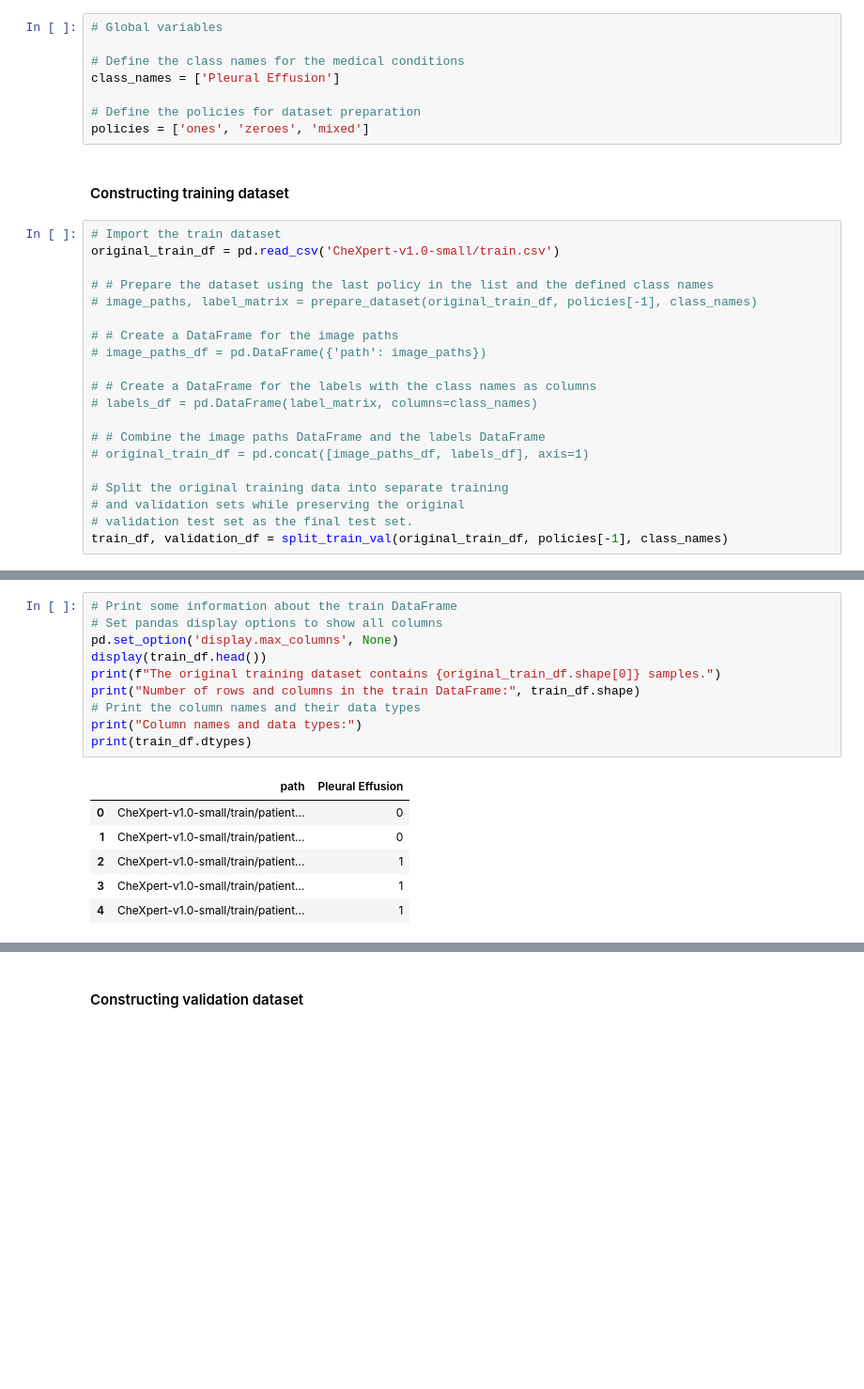
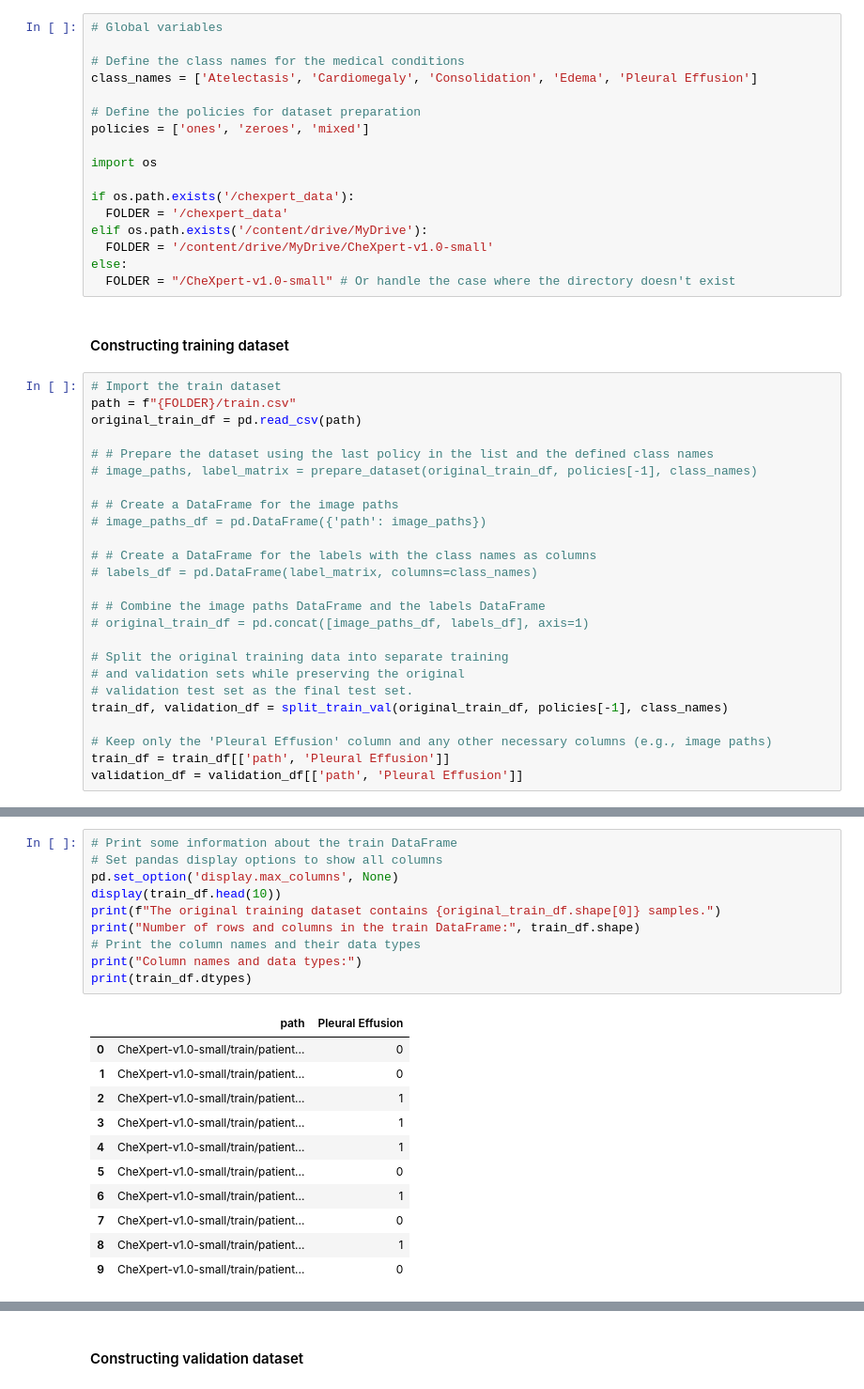
Before and after one commit to BarGinger/ExplainableAIRadiology, a Jupyter notebook: main.ipynb, the cells around one changed output, grey strips where cells are left out. Shown at 94% size. Cells and saved outputs as stored; diff of their text form; blank space fills up the shorter version.

```diff
--- a/main.ipynb
+++ b/main.ipynb
@@ -46,15 +106,25 @@ Jupyter command `jupyter-labextension` not found.
 # Global variables
 
 # Define the class names for the medical conditions
-class_names = ['Pleural Effusion']
+class_names = ['Atelectasis', 'Cardiomegaly', 'Consolidation', 'Edema', 'Pleural Effusion']
 
 # Define the policies for dataset preparation
 policies = ['ones', 'zeroes', 'mixed']
+
+import os
+
+if os.path.exists('/chexpert_data'):
+  FOLDER = '/chexpert_data'
+elif os.path.exists('/content/drive/MyDrive'):
+  FOLDER = '/content/drive/MyDrive/CheXpert-v1.0-small'
+else:
+  FOLDER = "/CheXpert-v1.0-small" # Or handle the case where the directory doesn't exist
 # %% [markdown]
 #### Constructing training dataset
 # %%
 # Import the train dataset
-original_train_df = pd.read_csv('CheXpert-v1.0-small/train.csv')
+path = f"{FOLDER}/train.csv"
+original_train_df = pd.read_csv(path)
 
 # # Prepare the dataset using the last policy in the list and the defined class names
 # image_paths, label_matrix = prepare_dataset(original_train_df, policies[-1], class_names)
@@ -72,3 +142,7 @@ original_train_df = pd.read_csv('CheXpert-v1.0-small/train.csv')
 # and validation sets while preserving the original
 # validation test set as the final test set.
 train_df, validation_df = split_train_val(original_train_df, policies[-1], class_names)
+
+# Keep only the 'Pleural Effusion' column and any other necessary columns (e.g., image paths)
+train_df = train_df[['path', 'Pleural Effusion']]
+validation_df = validation_df[['path', 'Pleural Effusion']]
@@ -91,20 +149,25 @@ train_df
 # %%
 # Print some information about the train DataFrame
 # Set pandas display options to show all columns
 pd.set_option('display.max_columns', None)
-display(train_df.head())
+display(train_df.head(10))
 print(f"The original training dataset contains {original_train_df.shape[0]} samples.")
 print("Number of rows and columns in the train DataFrame:", train_df.shape)
 # Print the column names and their data types
 print("Column names and data types:")
 print(train_df.dtypes)
 # %% [output]
 |  | path | Pleural Effusion |
 | 0 | CheXpert-v1.0-small/train/patient... | 0 |
 | 1 | CheXpert-v1.0-small/train/patient... | 0 |
 | 2 | CheXpert-v1.0-small/train/patient... | 1 |
 | 3 | CheXpert-v1.0-small/train/patient... | 1 |
 | 4 | CheXpert-v1.0-small/train/patient... | 1 |
+| 5 | CheXpert-v1.0-small/train/patient... | 0 |
+| 6 | CheXpert-v1.0-small/train/patient... | 1 |
+| 7 | CheXpert-v1.0-small/train/patient... | 0 |
+| 8 | CheXpert-v1.0-small/train/patient... | 1 |
+| 9 | CheXpert-v1.0-small/train/patient... | 0 |
 The original training dataset contains 223414 samples.
 Number of rows and columns in the train DataFrame: (152821, 2)
 Column names and data types:
```
Also changed, not shown: parts of 17 cells of this notebook.
